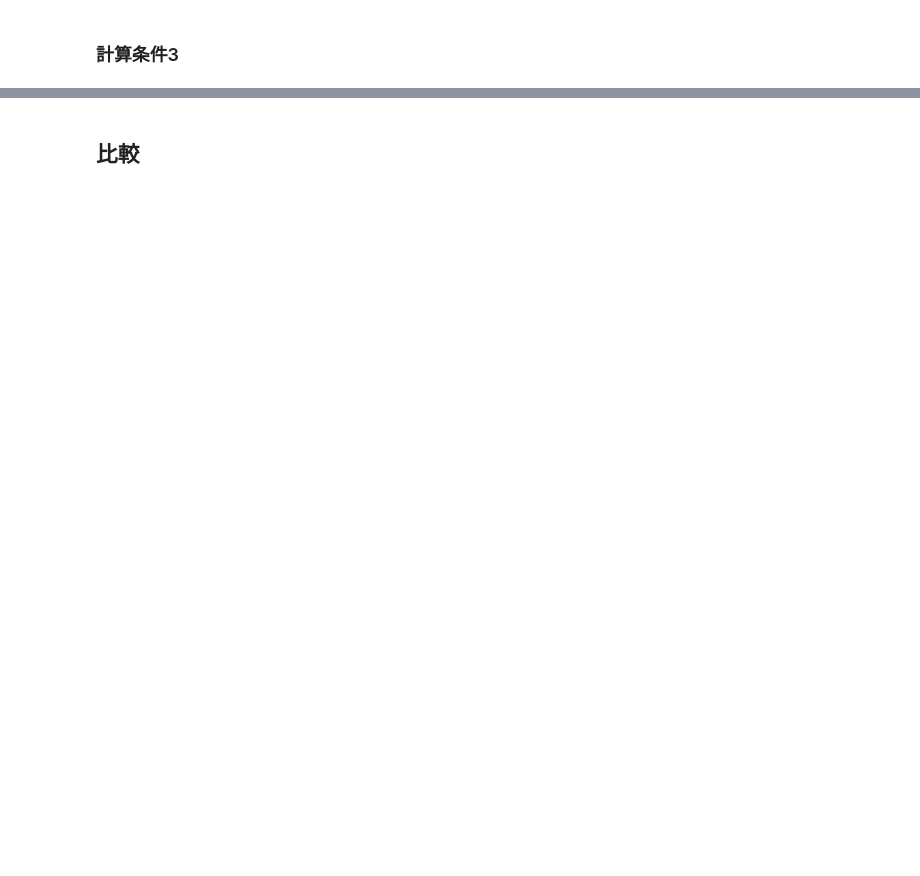
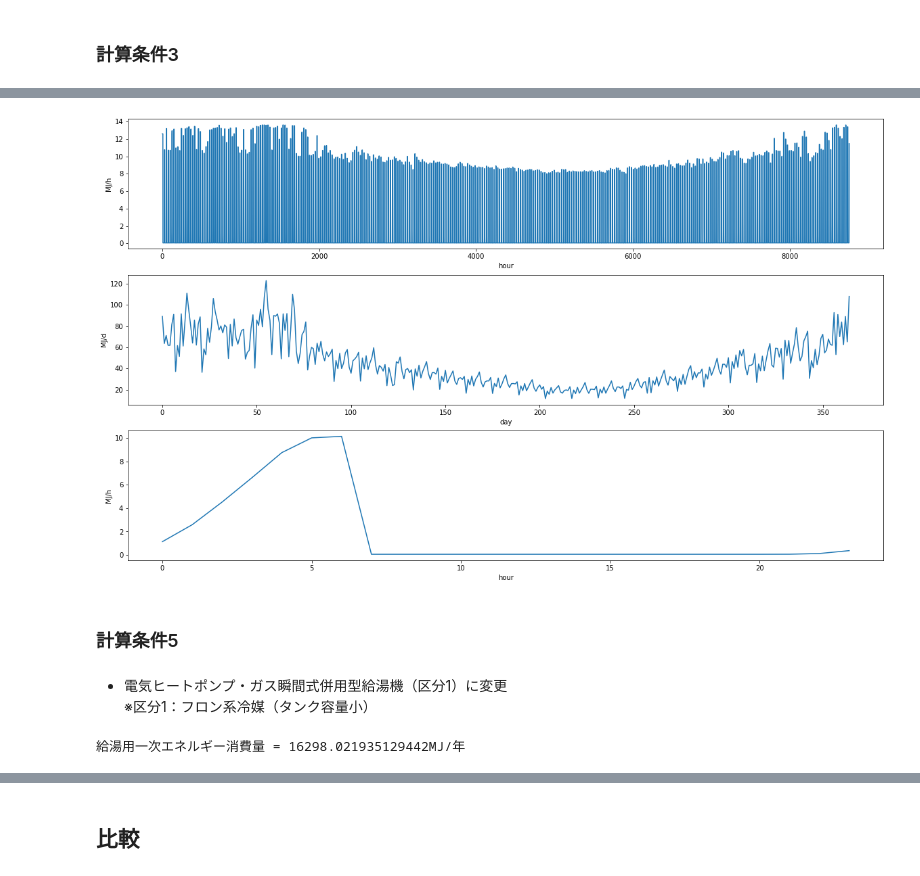
Before and after one commit to BRI-EES-House/pyhees_example, a Jupyter notebook: s07_01_hot_water_demand.ipynb, the cells around one changed output, grey strips where cells are left out. Drawn from its saved outputs; the diff is of its cells as text; code cells hidden in the pictures; blank space fills up the shorter version.

```diff
--- a/s07_01_hot_water_demand.ipynb
+++ b/s07_01_hot_water_demand.ipynb
@@ -120,0 +132,18 @@ get_each_graph(testcase2)
+# %%
+get_each_graph(testcase4)
+# %% [output]
+[figure, added]
+# %% [markdown]
+### 計算条件5
+# %% [markdown]
+- 電気ヒートポンプ・ガス瞬間式併用型給湯機（区分1）に変更
+※区分1：フロン系冷媒（タンク容量小）
+# %%
+base, HW = get_default_hot_water_demand()
+
+HW['hw_type'] = '電気ヒートポンプ・ガス併用型給湯機(仕様による)'
+HW['hybrid_category'] = '区分1'
+
+testcase5 = calc_results(base, HW)['Ene_TOTAL']
+# %% [output]
+給湯用一次エネルギー消費量 = 16298.021935129442MJ/年
```
Also changed, not shown: parts of 17 cells of this notebook.
